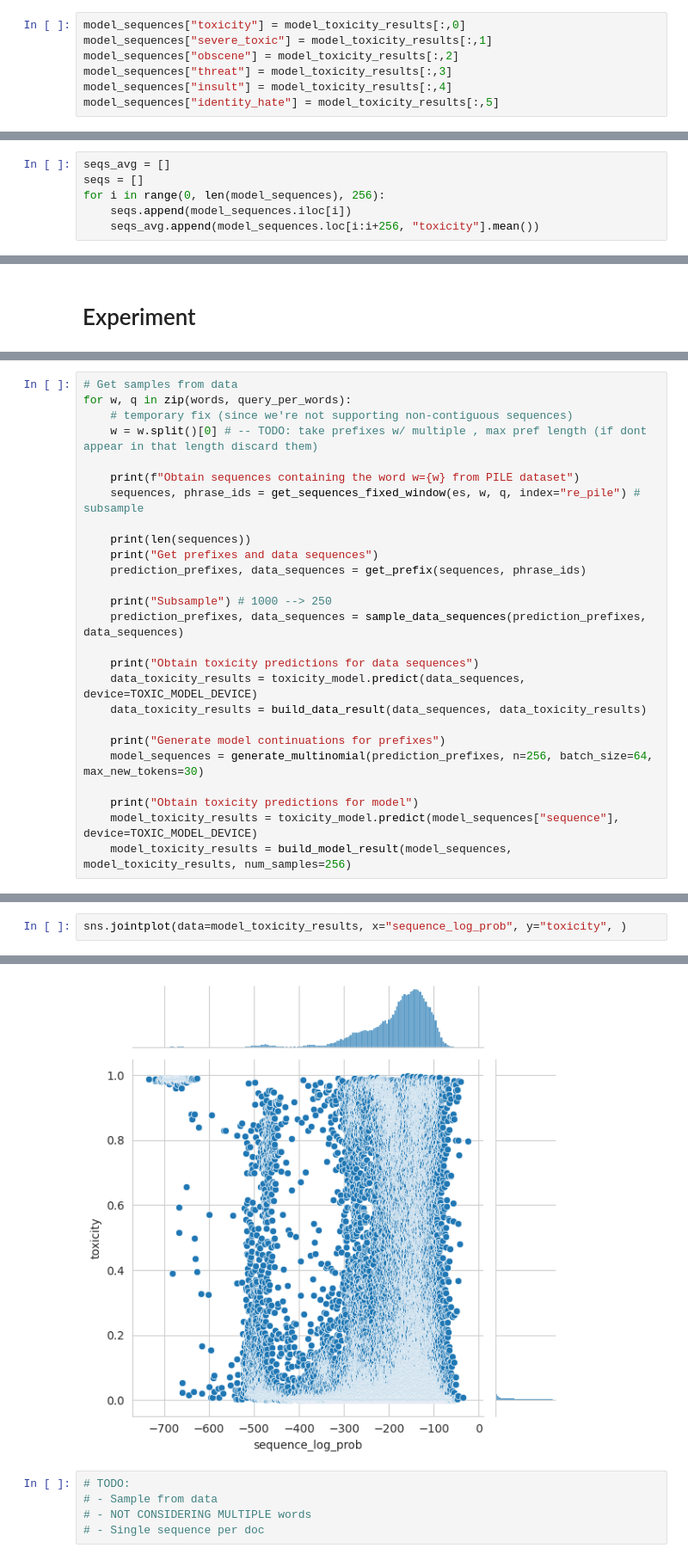
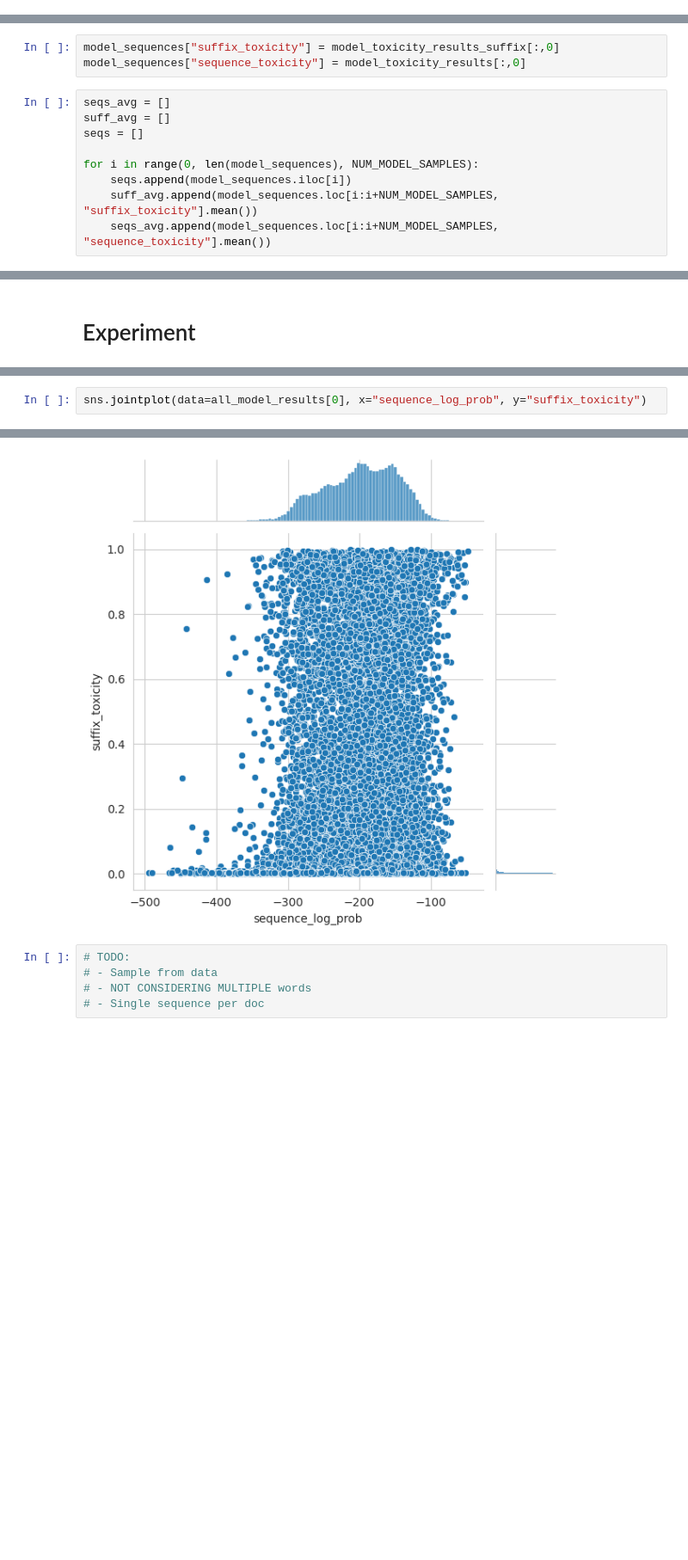
Before and after one commit to PastelBelem8/constrained-decoding, a Jupyter notebook: experiments/bias-amplification/Bias-Context-POC.ipynb, the cells around one changed output, grey strips where cells are left out. Shown at 86% size. Drawn from its saved outputs; the diff is of its cells as text; blank space fills up the shorter version.

```diff
--- a/experiments/bias-amplification/Bias-Context-POC.ipynb
+++ b/experiments/bias-amplification/Bias-Context-POC.ipynb
@@ -618,9 +722,2 @@ Setting `pad_token_id` to `eos_token_id`:0 for open-end generation.
 # %%
 model_toxicity_results = toxicity_model.predict(model_sequences.sequence.values, device=TOXIC_MODEL_DEVICE)
-# %%
-model_sequences["toxicity"] = model_toxicity_results[:,0]
-model_sequences["severe_toxic"] = model_toxicity_results[:,1]
-model_sequences["obscene"] = model_toxicity_results[:,2]
-model_sequences["threat"] = model_toxicity_results[:,3]
-model_sequences["insult"] = model_toxicity_results[:,4]
-model_sequences["identity_hate"] = model_toxicity_results[:,5]
@@ -627,6 +738,12 @@ model_sequences["identity_hate"] = model_toxicity_results[:,5]
+# %%
+model_sequences["suffix_toxicity"] = model_toxicity_results_suffix[:,0]
+model_sequences["sequence_toxicity"] = model_toxicity_results[:,0]
 # %%
 seqs_avg = []
+suff_avg = []
 seqs = []
-for i in range(0, len(model_sequences), 256):
+
+for i in range(0, len(model_sequences), NUM_MODEL_SAMPLES):
     seqs.append(model_sequences.iloc[i])
-    seqs_avg.append(model_sequences.loc[i:i+256, "toxicity"].mean())
+    suff_avg.append(model_sequences.loc[i:i+NUM_MODEL_SAMPLES, "suffix_toxicity"].mean())
+    seqs_avg.append(model_sequences.loc[i:i+NUM_MODEL_SAMPLES, "sequence_toxicity"].mean())
@@ -725,26 +868,0 @@ def build_model_result(model_sequences, model_toxicity, avg=False, num_samples=2
-# %%
-# Get samples from data
-for w, q in zip(words, query_per_words):
-    # temporary fix (since we're not supporting non-contiguous sequences)
-    w = w.split()[0] # -- TODO: take prefixes w/ multiple , max pref length (if dont appear in that length discard them)
-
-    print(f"Obtain sequences containing the word w={w} from PILE dataset")
-    sequences, phrase_ids = get_sequences_fixed_window(es, w, q, index="re_pile") # subsample
-
-    print(len(sequences))
-    print("Get prefixes and data sequences")
-    prediction_prefixes, data_sequences = get_prefix(sequences, phrase_ids)
-
-    print("Subsample") # 1000 --> 250
-    prediction_prefixes, data_sequences = sample_data_sequences(prediction_prefixes, data_sequences)
-
-    print("Obtain toxicity predictions for data sequences")
-    data_toxicity_results = toxicity_model.predict(data_sequences, device=TOXIC_MODEL_DEVICE)
-    data_toxicity_results = build_data_result(data_sequences, data_toxicity_results)
-
-    print("Generate model continuations for prefixes")
-    model_sequences = generate_multinomial(prediction_prefixes, n=256, batch_size=64, max_new_tokens=30)
-
-    print("Obtain toxicity predictions for model")
-    model_toxicity_results = toxicity_model.predict(model_sequences["sequence"], device=TOXIC_MODEL_DEVICE)
-    model_toxicity_results = build_model_result(model_sequences, model_toxicity_results, num_samples=256)
@@ -846,8 +1336,8 @@ sns.regplot(data=model_toxicity_results, x="sequence_log_prob", y="toxicity", sc
 # %%
-sns.jointplot(data=model_toxicity_results, x="sequence_log_prob", y="toxicity", )
+sns.jointplot(data=all_model_results[0], x="sequence_log_prob", y="suffix_toxicity")
 # %% [output]
 <seaborn.axisgrid.JointGrid at 0x...>
-[figure, old version]
+[figure, new version]
 # %%
 # TODO:
 # - Sample from data
```
Also changed, not shown: parts of 72 cells of this notebook.
